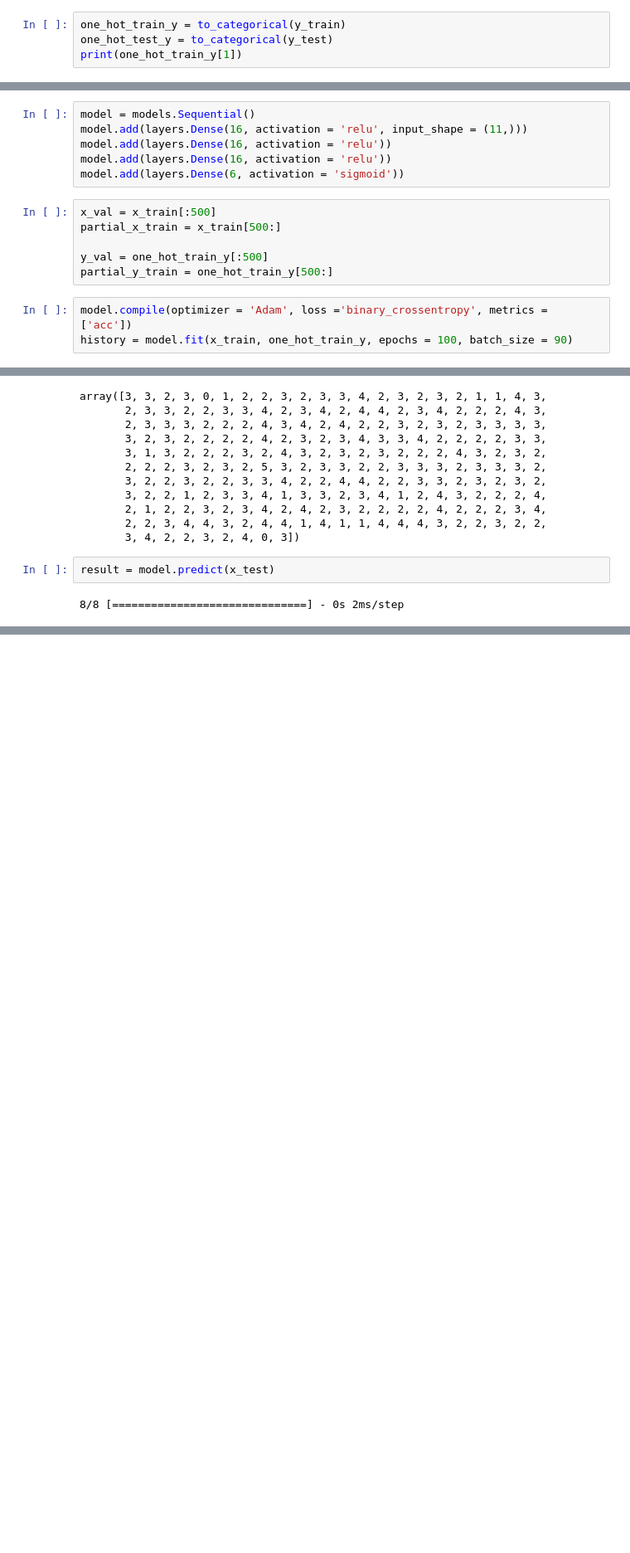
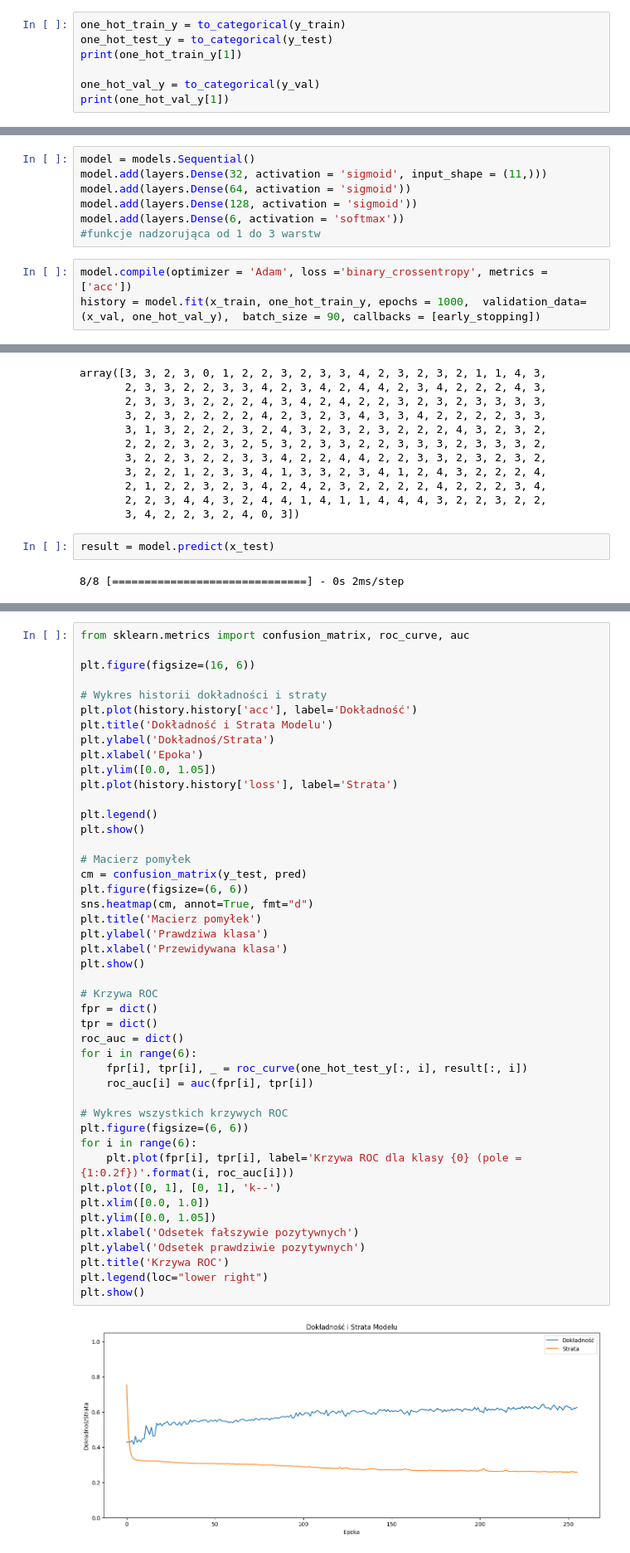
Before and after one commit to rogacky11/WineQT_neural_network, a Jupyter notebook: WineQT.ipynb, the cells around one changed output, grey strips where cells are left out. Shown at 83% size. Cells and saved outputs as stored; diff of their text form; blank space fills up the shorter version.

```diff
--- a/WineQT.ipynb
+++ b/WineQT.ipynb
@@ -103,5 +90,8 @@ array([[ 8.6 ,  0.52,  0.38, ...,  3.2 ,  0.52,  9.4 ],
 one_hot_train_y = to_categorical(y_train)
 one_hot_test_y = to_categorical(y_test)
 print(one_hot_train_y[1])
+
+one_hot_val_y = to_categorical(y_val)
+print(one_hot_val_y[1])
 # %% [output]
 [0. 0. 0. 1. 0. 0.]
@@ -108,15 +107,10 @@ print(one_hot_train_y[1])
 # %%
 model = models.Sequential()
-model.add(layers.Dense(16, activation = 'relu', input_shape = (11,)))
-model.add(layers.Dense(16, activation = 'relu'))
-model.add(layers.Dense(16, activation = 'relu'))
-model.add(layers.Dense(6, activation = 'sigmoid'))
+model.add(layers.Dense(32, activation = 'sigmoid', input_shape = (11,)))
+model.add(layers.Dense(64, activation = 'sigmoid'))
+model.add(layers.Dense(128, activation = 'sigmoid'))
+model.add(layers.Dense(6, activation = 'softmax'))
+#funkcje nadzorująca od 1 do 3 warstw
-# %%
-x_val = x_train[:500]
-partial_x_train = x_train[500:]
-
-y_val = one_hot_train_y[:500]
-partial_y_train = one_hot_train_y[500:]
 # %%
 model.compile(optimizer = 'Adam', loss ='binary_crossentropy', metrics = ['acc'])
-history = model.fit(x_train, one_hot_train_y, epochs = 100, batch_size = 90)
+history = model.fit(x_train, one_hot_train_y, epochs = 1000,  validation_data=(x_val, one_hot_val_y),  batch_size = 90, callbacks = [early_stopping])
@@ -174,0 +151,47 @@ print(len(proc)/len(y_test))
+# %%
+from sklearn.metrics import confusion_matrix, roc_curve, auc
+
+plt.figure(figsize=(16, 6))
+
+# Wykres historii dokładności i straty
+plt.plot(history.history['acc'], label='Dokładność')
+plt.title('Dokładność i Strata Modelu')
+plt.ylabel('Dokładnoś/Strata')
+plt.xlabel('Epoka')
+plt.ylim([0.0, 1.05])
+plt.plot(history.history['loss'], label='Strata')
+
+plt.legend()
+plt.show()
+
+# Macierz pomyłek
+cm = confusion_matrix(y_test, pred)
+plt.figure(figsize=(6, 6))
+sns.heatmap(cm, annot=True, fmt="d")
+plt.title('Macierz pomyłek')
+plt.ylabel('Prawdziwa klasa')
+plt.xlabel('Przewidywana klasa')
+plt.show()
+
+# Krzywa ROC
+fpr = dict()
+tpr = dict()
+roc_auc = dict()
+for i in range(6):
+    fpr[i], tpr[i], _ = roc_curve(one_hot_test_y[:, i], result[:, i])
+    roc_auc[i] = auc(fpr[i], tpr[i])
+
+# Wykres wszystkich krzywych ROC
+plt.figure(figsize=(6, 6))
+for i in range(6):
+    plt.plot(fpr[i], tpr[i], label='Krzywa ROC dla klasy {0} (pole = {1:0.2f})'.format(i, roc_auc[i]))
+plt.plot([0, 1], [0, 1], 'k--')
+plt.xlim([0.0, 1.0])
+plt.ylim([0.0, 1.05])
+plt.xlabel('Odsetek fałszywie pozytywnych')
+plt.ylabel('Odsetek prawdziwie pozytywnych')
+plt.title('Krzywa ROC')
+plt.legend(loc="lower right")
+plt.show()
+# %% [output]
+[figure, added]
```
Also changed, not shown: parts of 12 cells of this notebook.
